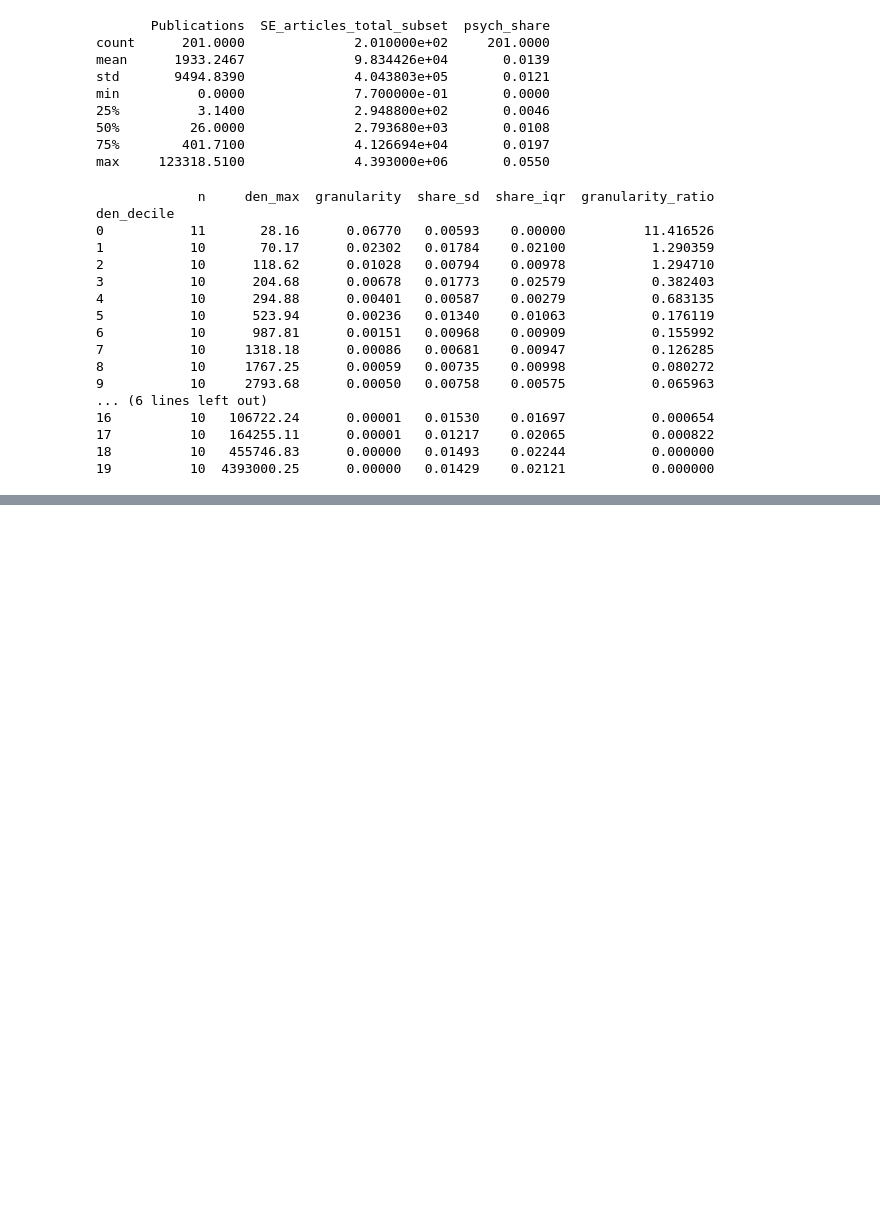
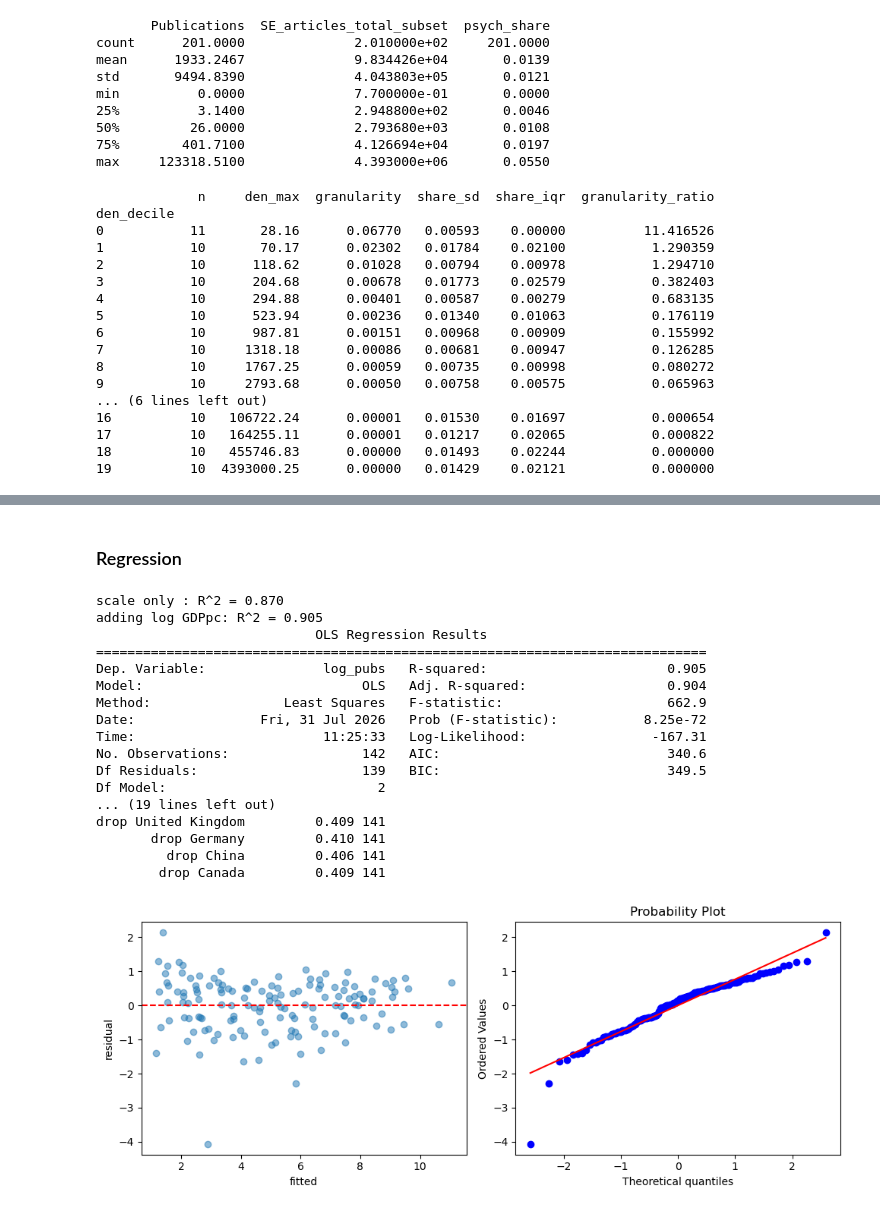
Before and after one commit to EmilineLabbe/who-decides-what-psych-says, a Jupyter notebook: notebooks/01_data_insights.ipynb, the cells around one changed output, grey strips where cells are left out. Cells and saved outputs as stored; diff of their text form; code cells hidden in the pictures; blank space fills up the shorter version.

```diff
--- a/notebooks/01_data_insights.ipynb
+++ b/notebooks/01_data_insights.ipynb
@@ -200,0 +241,52 @@ den_decile
+# %% [markdown]
+### Regression
+# %%
+# OLS
+
+m = d.dropna(subset=['GDP_per_capita']).copy()
+m['log_pubs'] = np.log(m['Publications'])
+m['log_total'] = np.log(m['SE_articles_total_subset'])
+m['log_gdp'] = np.log(m['GDP_per_capita'])
+
+fit_scale = sm.OLS(m['log_pubs'], sm.add_constant(m[['log_total']])).fit(cov_type='HC3')
+fit_nested = sm.OLS(m['log_pubs'], sm.add_constant(m[['log_total', 'log_gdp']])).fit(cov_type='HC3')
+
+print(f"scale only : R^2 = {fit_scale.rsquared:.3f}")
+print(f"adding log GDPpc: R^2 = {fit_nested.rsquared:.3f}")
+print(fit_nested.summary())
+
+top5 = m.nlargest(5, 'Publications').index
+rows = [('full sample', fit_nested.params['log_gdp'], len(m))]
+for idx in top5:
+    sub = m.drop(idx)
+    f = sm.OLS(sub['log_pubs'], sm.add_constant(sub[['log_total', 'log_gdp']])).fit(cov_type='HC3')
+    rows.append((f"drop {m.loc[idx, 'Country']}", f.params['log_gdp'], len(sub)))
+print(pd.DataFrame(rows, columns=['sample', 'log_gdp coef', 'n']).round(3).to_string(index=False))
+
+resid = fit_nested.resid
+fig, axes = plt.subplots(1, 2, figsize=(10, 4))
+axes[0].scatter(fit_nested.fittedvalues, resid, alpha=0.5)
+axes[0].axhline(0, color='red', linestyle='--')
+axes[0].set_xlabel('fitted'); axes[0].set_ylabel('residual')
+
+stats.probplot(resid, dist="norm", plot=axes[1])
+plt.tight_layout()
+# %% [output]
+scale only : R^2 = 0.870
+adding log GDPpc: R^2 = 0.905
+                            OLS Regression Results
+==============================================================================
+Dep. Variable:               log_pubs   R-squared:                       0.905
+Model:                            OLS   Adj. R-squared:                  0.904
+Method:                 Least Squares   F-statistic:                     662.9
+Date:                Fri, 31 Jul 2026   Prob (F-statistic):           8.25e-72
+Time:                        11:25:33   Log-Likelihood:                -167.31
+No. Observations:                 142   AIC:                             340.6
+Df Residuals:                     139   BIC:                             349.5
+Df Model:                           2
+... (19 lines left out)
+drop United Kingdom         0.409 141
+       drop Germany         0.410 141
+         drop China         0.406 141
+        drop Canada         0.409 141
+[figure, added]
```
Also changed, not shown: parts of 4 cells of this notebook.
